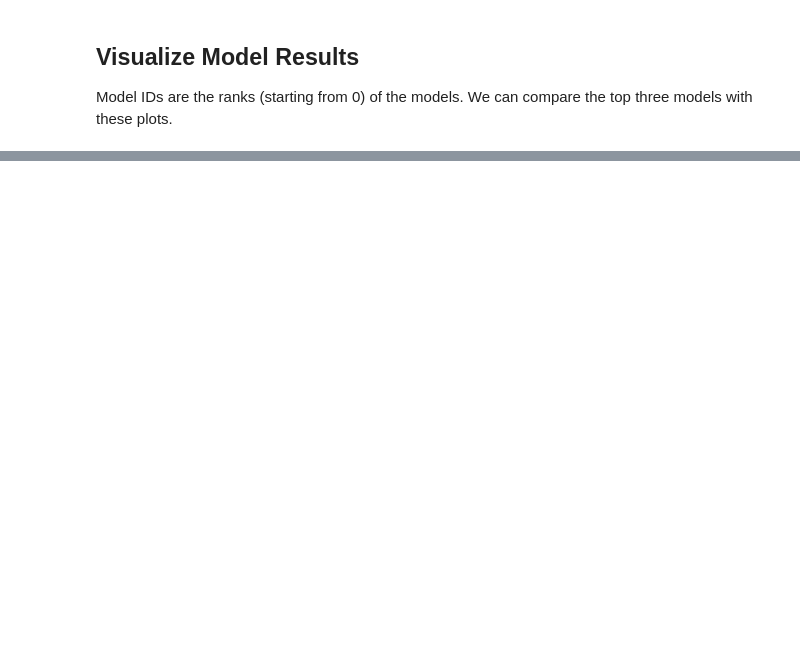
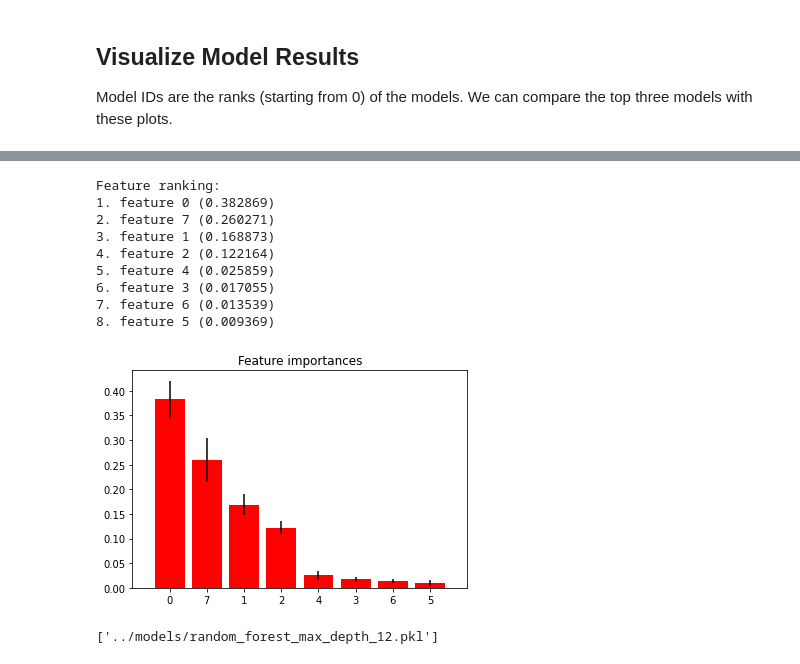
Before and after one commit to vingkan/haxml, a Jupyter notebook: notebooks/compare_models-edwin.ipynb, the cells around one changed output, grey strips where cells are left out. Cells and saved outputs as stored; diff of their text form; code cells hidden in the pictures; blank space fills up the shorter version.

```diff
--- a/notebooks/compare_models-edwin.ipynb
+++ b/notebooks/compare_models-edwin.ipynb
@@ -284,0 +297,41 @@ plot[0]
+# %%
+features = ["goal_distance","goal_angle","defender_dist","closest_defender","defenders_within_box","in_box","in_shot","ball_speed"]
+X_train = d_train[features]
+y_train = d_train["ag"]
+
+importances = clf.feature_importances_
+std = np.std([tree.feature_importances_ for tree in clf.estimators_],
+             axis=0)
+indices = np.argsort(importances)[::-1]
+
+# Print the feature ranking
+print("Feature ranking:")
+
+for f in range(X_train.shape[1]):
+    print("%d. feature %d (%f)" % (f + 1, indices[f], importances[indices[f]]))
+
+# Plot the impurity-based feature importances of the forest
+plt.figure()
+plt.title("Feature importances")
+plt.bar(range(X_train.shape[1]), importances[indices],
+        color="r", yerr=std[indices], align="center")
+plt.xticks(range(X_train.shape[1]), indices)
+plt.xlim([-1, X_train.shape[1]])
+plt.show()
+# %% [output]
+Feature ranking:
+1. feature 0 (0.382869)
+2. feature 7 (0.260271)
+3. feature 1 (0.168873)
+4. feature 2 (0.122164)
+5. feature 4 (0.025859)
+6. feature 3 (0.017055)
+7. feature 6 (0.013539)
+8. feature 5 (0.009369)
+[figure, added]
+# %%
+import joblib
+clf = models[0]['clf']
+joblib.dump(clf,"../models/random_forest_max_depth_12.pkl")
+# %% [output]
+['../models/random_forest_max_depth_12.pkl']
```
Also changed, not shown: parts of 14 cells of this notebook, 3 other files.
